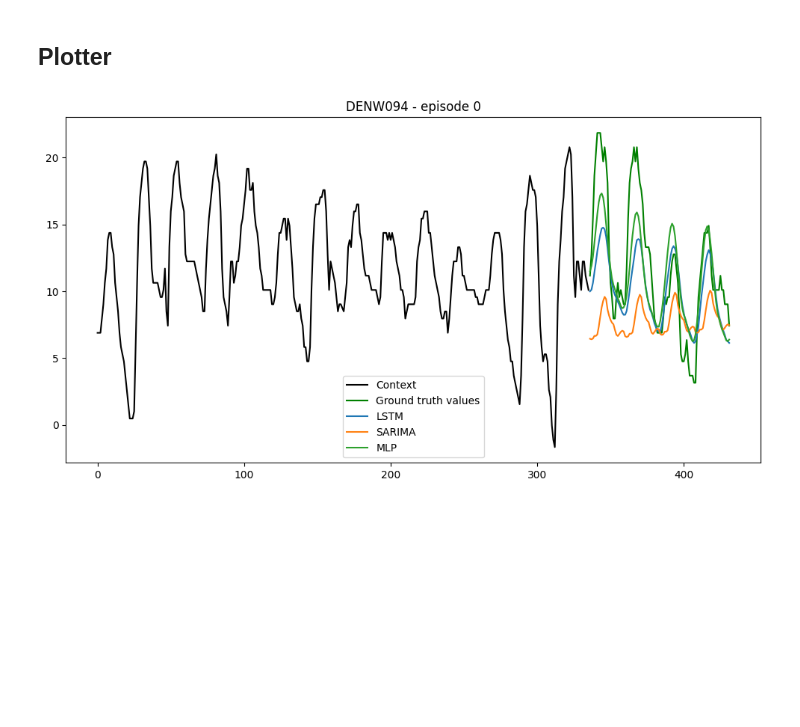
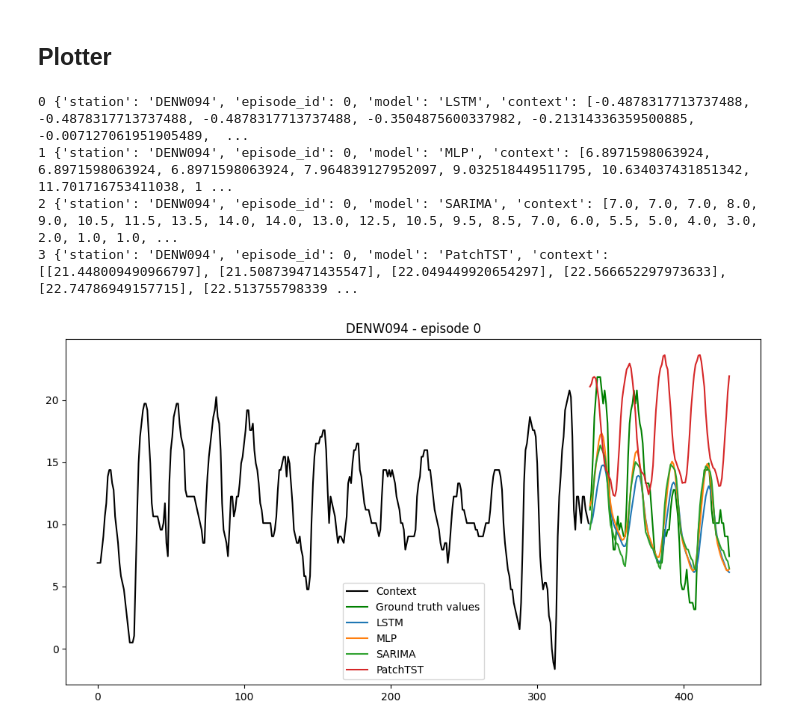
Before and after one commit to babypanda212/mless, a Jupyter notebook: homework2/task1.ipynb, the cells around one changed output. Saved outputs shown, nothing was run; the diff lists cells and outputs as text; code cells hidden in the pictures; blank space fills up the shorter version.

Commit message:
trying to fix patchtst misalignment

```diff
--- a/homework2/task1.ipynb
+++ b/homework2/task1.ipynb
@@ -145,27 +137,32 @@ def load_runs(run_dir, station, episode_id):
 # %%
 # --- choose what to visualize ---
 station = "DENW094"
 episode_id = 0
 # setting results folder according to my google drive
 runs = load_runs(f"{BASEPATH}/results", station, episode_id)
 
 # shared x-axis
-context_length = len(runs[1]["context"]) # length of past values of variable
+context_length = len(runs[0]["context"]) # length of past values of variable
 future_length = len(runs[0]["future_true"]) # length of forecasted value array
 context_xaxis = range(context_length) # creating time step values for x axis for the past value range
 future_xaxis = range(context_length, context_length + future_length) # creating timestep values for x axis for forecasted values range
 
 plt.figure(figsize=(12,6))
-plt.plot(context_xaxis, runs[2]["context"], label = "Context", color="black") # plot past values of variable
-plt.plot(future_xaxis, runs[2]["future_true"], label = "Ground truth values", color = "green") # plot ground truth values of the variable
+plt.plot(context_xaxis, runs[1]["context"], label = "Context", color="black") # plot past values of variable
+plt.plot(future_xaxis, runs[1]["future_true"], label = "Ground truth values", color = "green") # plot ground truth values of the variable
 
 # loop over all model results
-for r in runs:
+for i,r in enumerate(runs):
+    print(i,r)
     plt.plot(future_xaxis, r["future_pred"], label = r["model"]) # plot predicted value from model
 
 plt.title(f"{station} - episode {episode_id}")
 plt.legend()
 plt.tight_layout
 plt.show()
 # %% [output]
+0 {'station': 'DENW094', 'episode_id': 0, 'model': 'LSTM', 'context': [-0.4878317713737488, -0.4878317713737488, -0.4878317713737488, -0.3504875600337982, -0.21314336359500885, -0.007127061951905489,  ...
+1 {'station': 'DENW094', 'episode_id': 0, 'model': 'MLP', 'context': [6.8971598063924, 6.8971598063924, 6.8971598063924, 7.964839127952097, 9.032518449511795, 10.634037431851342, 11.701716753411038, 1 ...
+2 {'station': 'DENW094', 'episode_id': 0, 'model': 'SARIMA', 'context': [7.0, 7.0, 7.0, 8.0, 9.0, 10.5, 11.5, 13.5, 14.0, 14.0, 13.0, 12.5, 10.5, 9.5, 8.5, 7.0, 6.0, 5.5, 5.0, 4.0, 3.0, 2.0, 1.0, 1.0, ...
+3 {'station': 'DENW094', 'episode_id': 0, 'model': 'PatchTST', 'context': [[21.448009490966797], [21.508739471435547], [22.049449920654297], [22.566652297973633], [22.74786949157715], [22.513755798339 ...
-[figure, old version]
+[figure, new version]
```
Also changed, not shown: parts of 3 cells of this notebook.
